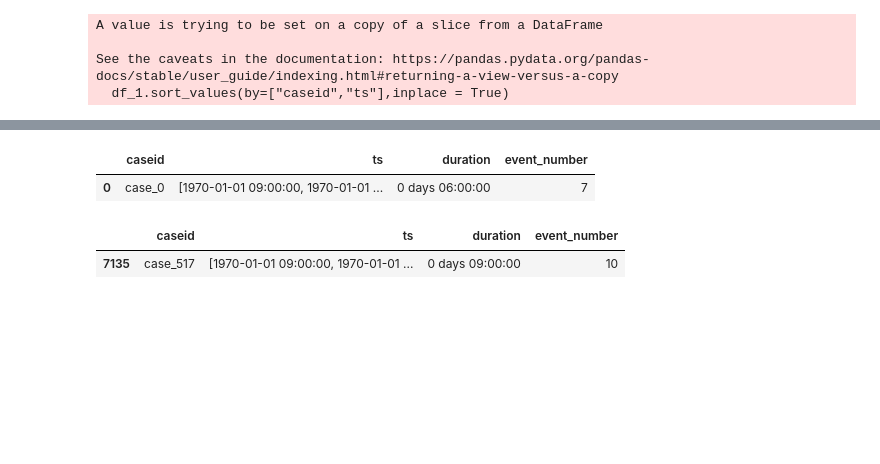
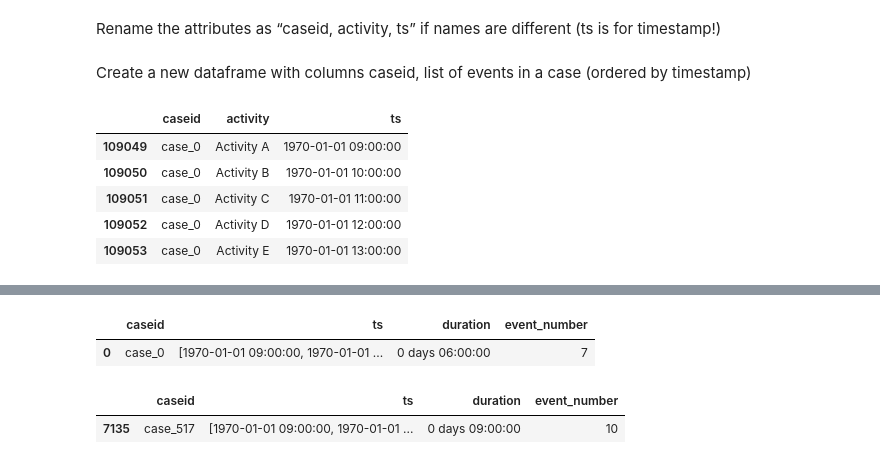
Before and after one commit to leonardomarazzi/IRPBPM_2023, a Jupyter notebook: hmw/hm_1.ipynb, the cells around one changed output, grey strips where cells are left out. Drawn from its saved outputs; the diff is of its cells as text; code cells hidden in the pictures; blank space fills up the shorter version.

```diff
--- a/hmw/hm_1.ipynb
+++ b/hmw/hm_1.ipynb
@@ -4,5 +6,7 @@ import pandas as pd
 df = pd.read_csv("Small.csv")
 # %%
 df["Complete Timestamp"] = pd.to_datetime(df["Complete Timestamp"])
+# %% [markdown]
+Rename the attributes as “caseid, activity, ts” if names are different (ts is for timestamp!)
 # %%
 df.columns = ["caseid", "activity", "ts", "variant", "variantindex"]
@@ -11,9 +13,15 @@ df_1 = pd.DataFrame()
+# %% [markdown]
+Create a new dataframe with columns caseid, list of events in a case (ordered by timestamp)
 # %%
-df_1 = df[["caseid","activity","ts"]]
+df_1 = pd.DataFrame()
+df_1 = df[["caseid","activity","ts"]].copy()
+df_1.sort_values(by=["caseid","ts"],inplace = True)
 # %%
-df_1.sort_values(by=["caseid","ts"],inplace = True)
+df_1.head()
 # %% [output]
-A value is trying to be set on a copy of a slice from a DataFrame
-
-See the caveats in the documentation: https://pandas.pydata.org/pandas-docs/stable/user_guide/indexing.html#returning-a-view-versus-a-copy
-  df_1.sort_values(by=["caseid","ts"],inplace = True)
+|  | caseid | activity | ts |
+| 109049 | case_0 | Activity A | 1970-01-01 09:00:00 |
+| 109050 | case_0 | Activity B | 1970-01-01 10:00:00 |
+| 109051 | case_0 | Activity C | 1970-01-01 11:00:00 |
+| 109052 | case_0 | Activity D | 1970-01-01 12:00:00 |
+| 109053 | case_0 | Activity E | 1970-01-01 13:00:00 |
```
Also changed, not shown: parts of 8 cells of this notebook, 3 other files.
